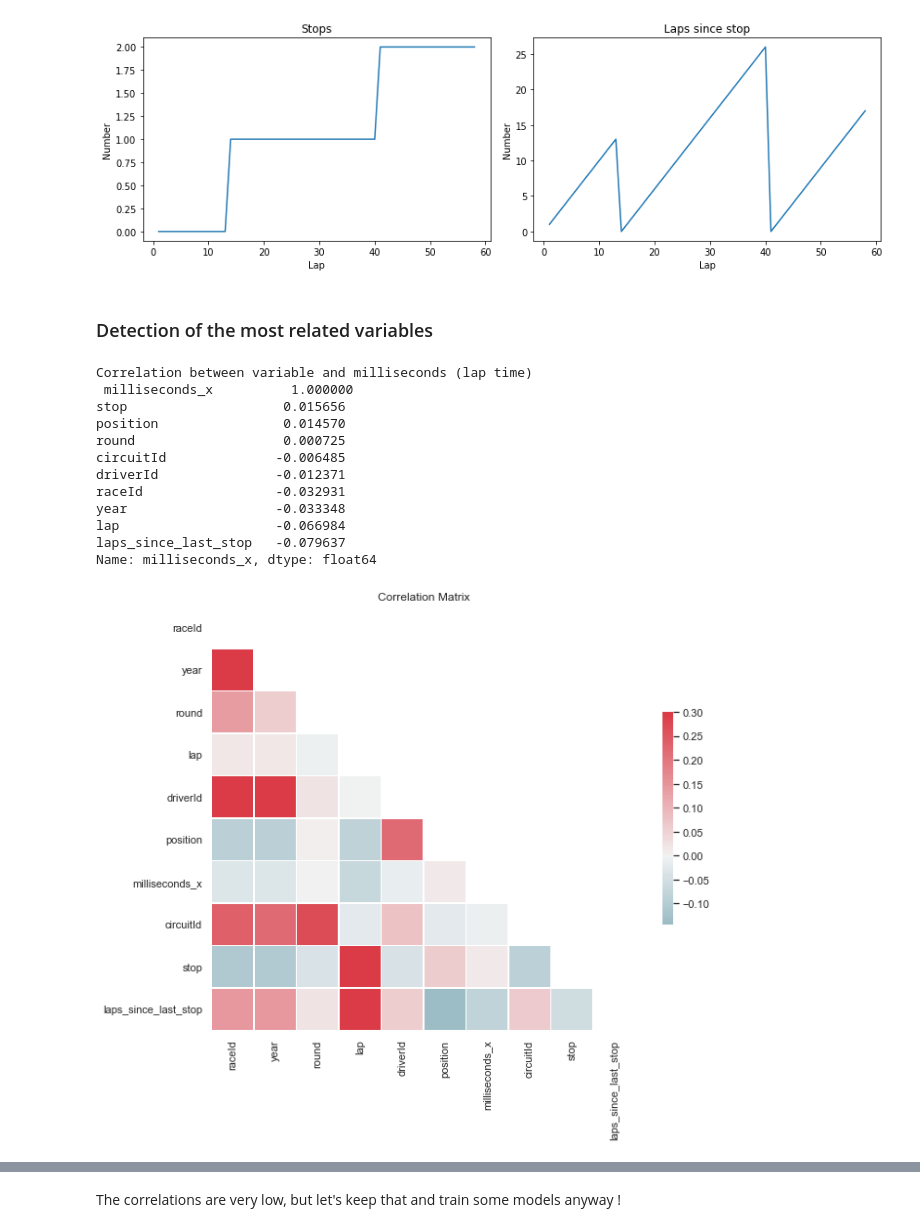
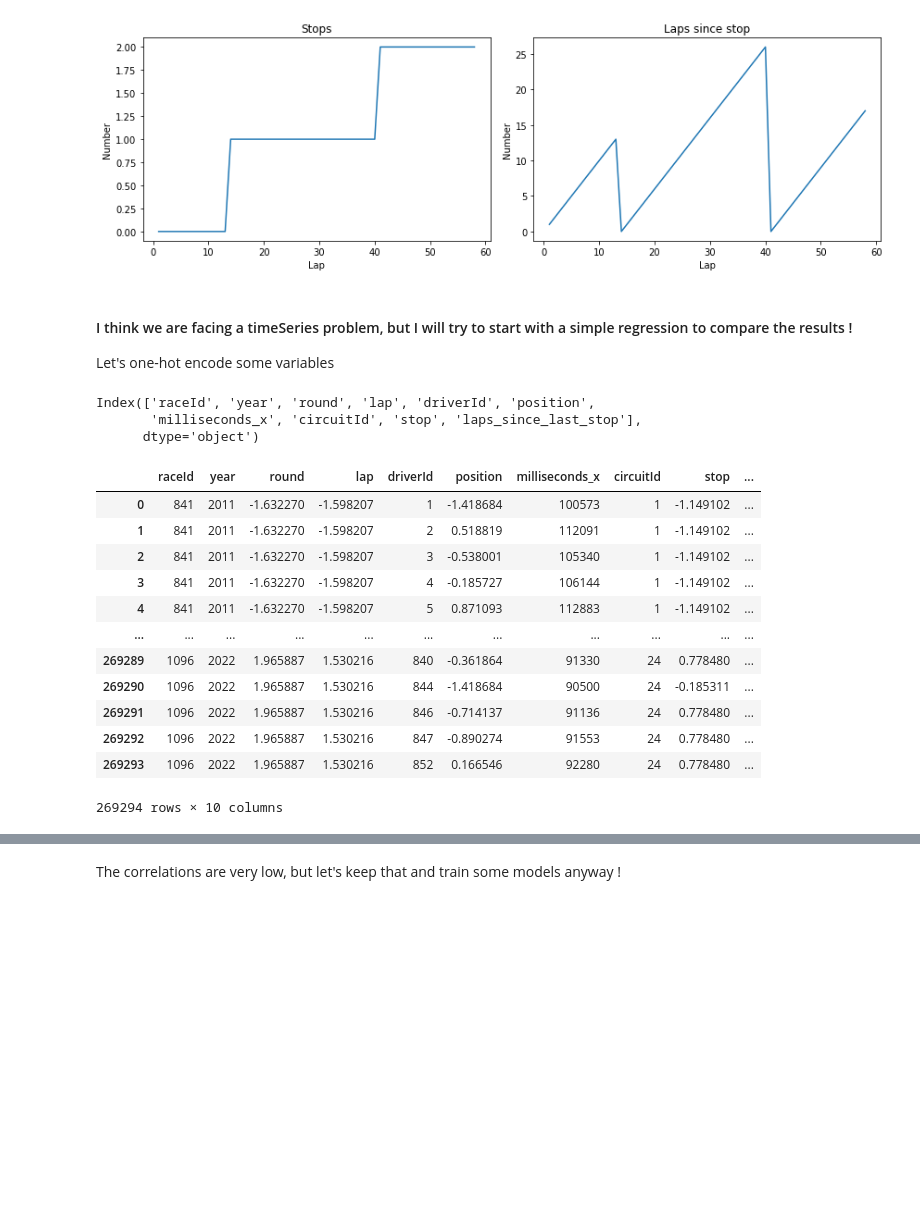
Before and after one commit to HenriEloy/F1_lapTime_prediction, a Jupyter notebook: notebooks/essai1.ipynb, the cells around one changed output, grey strips where cells are left out. Drawn from its saved outputs; the diff is of its cells as text; code cells hidden in the pictures; blank space fills up the shorter version.

```diff
--- a/notebooks/essai1.ipynb
+++ b/notebooks/essai1.ipynb
@@ -274,32 +274,38 @@ plt.tight_layout()
 plt.show()
 # %% [output]
 [figure]
-# %% [markdown]
-### Detection of the most related variables
-# %%
-corr_matrix = df1.corr()
-corr_laptime = corr_matrix['milliseconds_x'].sort_values(ascending=False)
-print("Correlation between variable and milliseconds (lap time)\n",corr_laptime)
-
-sns.set(style="white")
-mask = np.zeros_like(corr_matrix, dtype=np.bool)
-mask[np.triu_indices_from(mask)] = True
-fig, ax = plt.subplots(figsize=(10, 8))
-cmap = sns.diverging_palette(220, 10, as_cmap=True)
-sns.heatmap(corr_matrix, mask=mask, cmap=cmap, vmax=.3, center=0, square=True, linewidths=.5, cbar_kws={"shrink": .5})
-ax.set_title('Correlation Matrix')
-plt.show()
-# %% [output]
-Correlation between variable and milliseconds (lap time)
- milliseconds_x          1.000000
-stop                    0.015656
-position                0.014570
-round                   0.000725
-circuitId              -0.006485
-driverId               -0.012371
-raceId                 -0.032931
-year                   -0.033348
-lap                    -0.066984
-laps_since_last_stop   -0.079637
-Name: milliseconds_x, dtype: float64
-[figure, removed]
+# %% [markdown]
+#### I think we are facing a timeSeries problem, but I will try to start with a simple regression to compare the results !
+
+Let's one-hot encode some variables
+# %%
+#drop some useless columns
+df_toEncode = df1.sort_values(["raceId","lap"]).reset_index(drop=True).drop(columns=["name","time_x", "driverRef", "date"])
+# %%
+"""print(df_toEncode.columns)
+
+scaler = MinMaxScaler()
+df_toEncode[['round', "lap", "position", "stop", "laps_since_last_stop"]] = scaler.fit_transform(df_toEncode[['round', "lap", "position", "stop", "laps_since_last_stop"]])
+
+scaler = StandardScaler()
+df_toEncode[['round', "lap", "position", "stop", "laps_since_last_stop"]] = scaler.fit_transform(df_toEncode[['round', "lap", "position", "stop", "laps_since_last_stop"]])
+
+df_toEncode
+"""
+# %% [output]
+Index(['raceId', 'year', 'round', 'lap', 'driverId', 'position',
+       'milliseconds_x', 'circuitId', 'stop', 'laps_since_last_stop'],
+      dtype='object')
+|  | raceId | year | round | lap | driverId | position | milliseconds_x | circuitId | stop | ... |
+| 0 | 841 | 2011 | -1.632270 | -1.598207 | 1 | -1.418684 | 100573 | 1 | -1.149102 | ... |
+| 1 | 841 | 2011 | -1.632270 | -1.598207 | 2 | 0.518819 | 112091 | 1 | -1.149102 | ... |
+| 2 | 841 | 2011 | -1.632270 | -1.598207 | 3 | -0.538001 | 105340 | 1 | -1.149102 | ... |
+| 3 | 841 | 2011 | -1.632270 | -1.598207 | 4 | -0.185727 | 106144 | 1 | -1.149102 | ... |
+| 4 | 841 | 2011 | -1.632270 | -1.598207 | 5 | 0.871093 | 112883 | 1 | -1.149102 | ... |
+| ... | ... | ... | ... | ... | ... | ... | ... | ... | ... | ... |
+| 269289 | 1096 | 2022 | 1.965887 | 1.530216 | 840 | -0.361864 | 91330 | 24 | 0.778480 | ... |
+| 269290 | 1096 | 2022 | 1.965887 | 1.530216 | 844 | -1.418684 | 90500 | 24 | -0.185311 | ... |
+| 269291 | 1096 | 2022 | 1.965887 | 1.530216 | 846 | -0.714137 | 91136 | 24 | 0.778480 | ... |
+| 269292 | 1096 | 2022 | 1.965887 | 1.530216 | 847 | -0.890274 | 91553 | 24 | 0.778480 | ... |
+| 269293 | 1096 | 2022 | 1.965887 | 1.530216 | 852 | 0.166546 | 92280 | 24 | 0.778480 | ... |
+269294 rows × 10 columns
```
Also changed, not shown: parts of 12 cells of this notebook, 1 other file.
